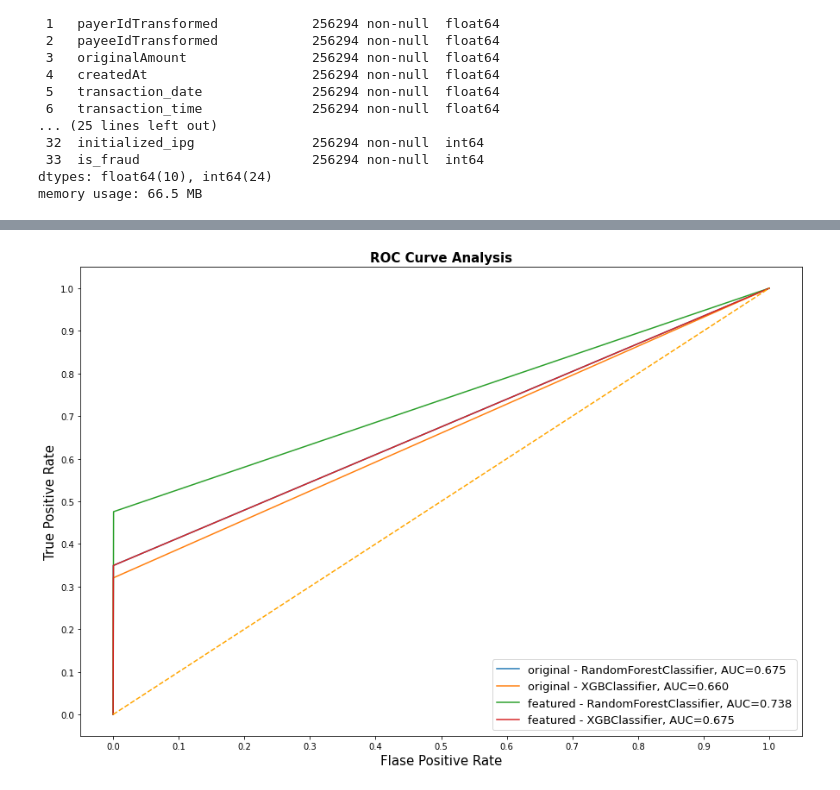
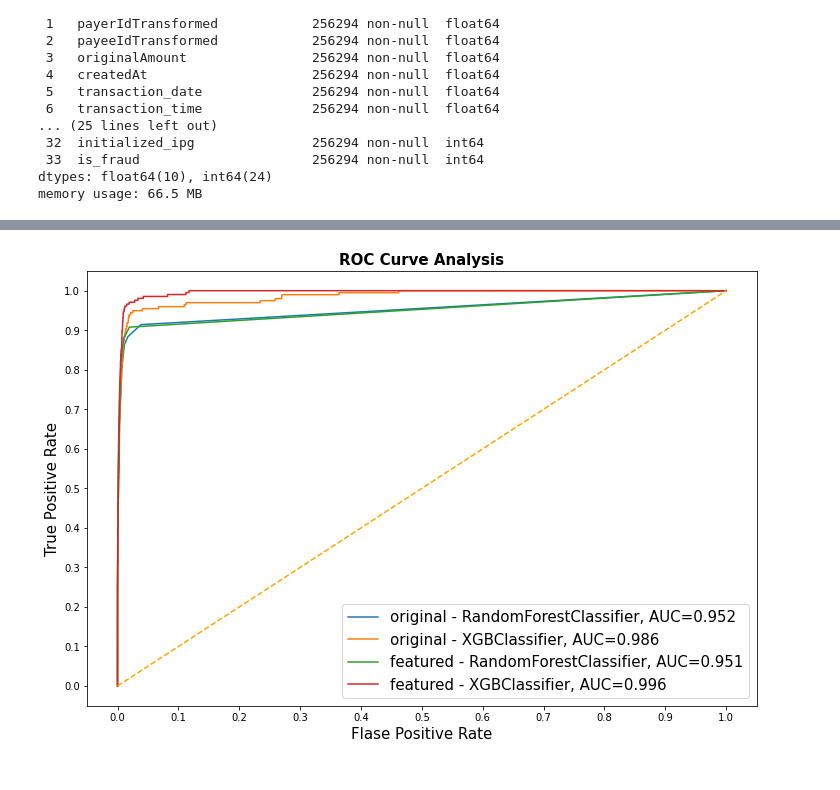
Before and after one commit to mdelgolla/electronic_payment_fraud_detection, a Jupyter notebook: classification_report_final.ipynb, the cells around one changed output, grey strips where cells are left out. Drawn from its saved outputs; the diff is of its cells as text; code cells hidden in the pictures.

```diff
--- a/classification_report_final.ipynb
+++ b/classification_report_final.ipynb
@@ -49,7 +49,7 @@ models.append(("XGB",XGBClassifier(use_label_encoder=False,eval_metric='mlogloss
 # %%
 result_table = pd.DataFrame(columns=['classifiers', 'fpr','tpr','auc'])
 for name,model in models:
-    kfold = KFold(n_splits=2, random_state=22,shuffle=True)
+    kfold = KFold(n_splits=10, random_state=1,shuffle=True)
     cv_result = cross_val_score(model, X_train, y_train, cv = kfold, scoring = "accuracy")
     roc_auc_result = cross_val_score(model, X_train, y_train, cv = kfold, scoring = "roc_auc")
     print(model.__class__.__name__,)
@@ -58,6 +58,7 @@ for name,model in models:
     print("=== Mean Accuracy ===")
     print("Mean Accuracy Score -: ", cv_result.mean())
     print('\n')
+    print(name, roc_auc_result)
     print("=== Mean AUC Score ===")
     print("Mean AUC Score -: ", roc_auc_result.mean())
     print('\n')
@@ -99,10 +100,12 @@ for name,model in models:
     print(fi)
 
       # Probabilities for each class
-    probs = model.predict_proba(X_test)[:, 1]
+    probs = model.predict_proba(X_test)[::, 1]
      #auc = roc_auc_score(y_test, yproba)
-    fpr, tpr, thresholds = roc_curve(actual,  predict)
-    roc_auc = auc(fpr, tpr)
+    #fpr, tpr, thresholds = roc_curve(actual,  predict)
+    #roc_auc = auc(fpr, tpr)
+    fpr, tpr, thresholds = roc_curve(actual,  probs)
+    roc_auc = roc_auc_score(actual,  probs)
     result_table = result_table.append({'classifiers':"original - "+model.__class__.__name__,
                                         'fpr':fpr,
                                         'tpr':tpr,
@@ -169,7 +175,7 @@ y_featured = featuer_engineering_df.is_fraud
 X_train_featured, X_test_featured, y_train_featured, y_test_featured = train_test_split(X_featured, y_featured, test_size=0.3, random_state=22)
 # %%
 for name,model in models:
-    kfold = KFold(n_splits=2, random_state=22,shuffle=True)
+    kfold = KFold(n_splits=10, random_state=1,shuffle=True)
     cv_result = cross_val_score(model, X_train_featured, y_train_featured, cv = kfold, scoring = "accuracy")
     roc_auc_result = cross_val_score(model, X_train_featured, y_train_featured, cv = kfold, scoring = "roc_auc")
     print(model.__class__.__name__,)
@@ -187,6 +193,7 @@ for name,model in models:
     predict = model.predict(X_test_featured)
 
     print("=== Confusion Matrix ===")
+    cm = confusion_matrix(actual,predict)
     print(confusion_matrix(actual,predict))
     print('\n')
 
@@ -217,10 +224,13 @@ for name,model in models:
     print(fi_featured)
 
     # Probabilities for each class
-    probs = model.predict_proba(X_test_featured)[:, 1]
+    probs = model.predict_proba(X_test_featured)[::, 1]
      #auc = roc_auc_score(y_test, yproba)
-    fpr_featured, tpr_featured, thresholds = roc_curve(actual,  predict)
-    roc_auc_featured = auc(fpr_featured, tpr_featured)
+    #fpr_featured, tpr_featured, thresholds = roc_curve(actual,  predict)
+   # roc_auc_featured = auc(fpr_featured, tpr_featured)
+
+    fpr_featured, tpr_featured, thresholds = roc_curve(actual,  probs)
+    roc_auc_featured = roc_auc_score(actual,  probs)
 
 
     result_table = result_table.append({'classifiers':"featured - "+model.__class__.__name__,
@@ -283,26 +294,26 @@ weighted avg       1.00      1.00      1.00     76889
 # %%
-fig = plt.figure(figsize=(15,10))
+fig = plt.figure(figsize=(12,8))
 
 for i in result_table.index:
     plt.plot(result_table.loc[i]['fpr'],
              result_table.loc[i]['tpr'],
              label="{}, AUC={:.3f}".format(i, result_table.loc[i]['auc']))
 
 
 plt.plot([0,1], [0,1], color='orange', linestyle='--')
 
 plt.xticks(np.arange(0.0, 1.1, step=0.1))
 plt.xlabel("Flase Positive Rate", fontsize=15)
 
 plt.yticks(np.arange(0.0, 1.1, step=0.1))
 plt.ylabel("True Positive Rate", fontsize=15)
 
 plt.title('ROC Curve Analysis', fontweight='bold', fontsize=15)
-plt.legend(prop={'size':13}, loc='lower right')
+plt.legend(prop={'size':15}, loc='lower right')
 
 plt.show()
 # %% [output]
-[figure, old version]
+[figure, new version]
 # %%
 fig.savefig('multiple_roc_curve.png')
 # %%
```
Also changed, not shown: parts of 7 cells of this notebook, 7 other files.
